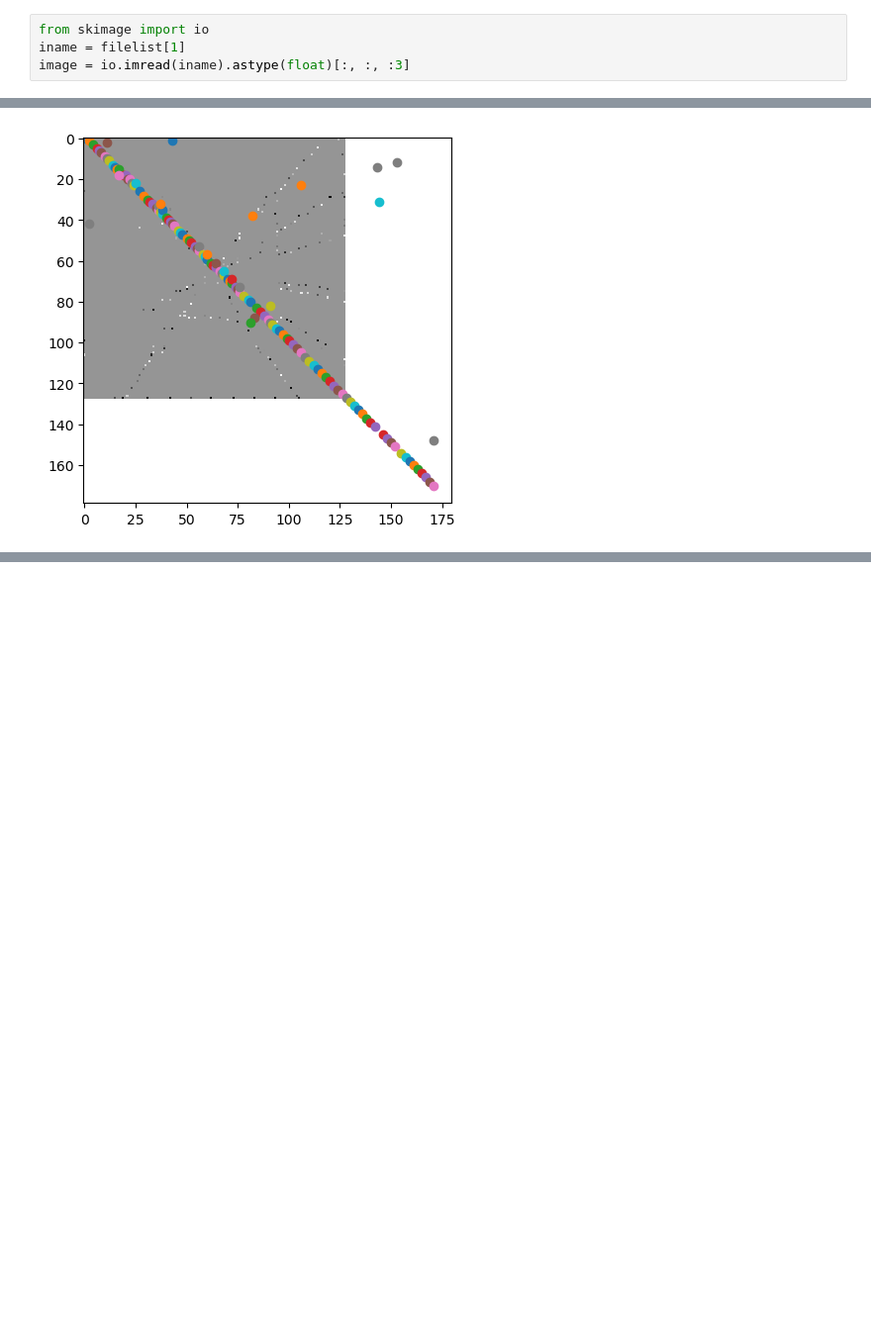
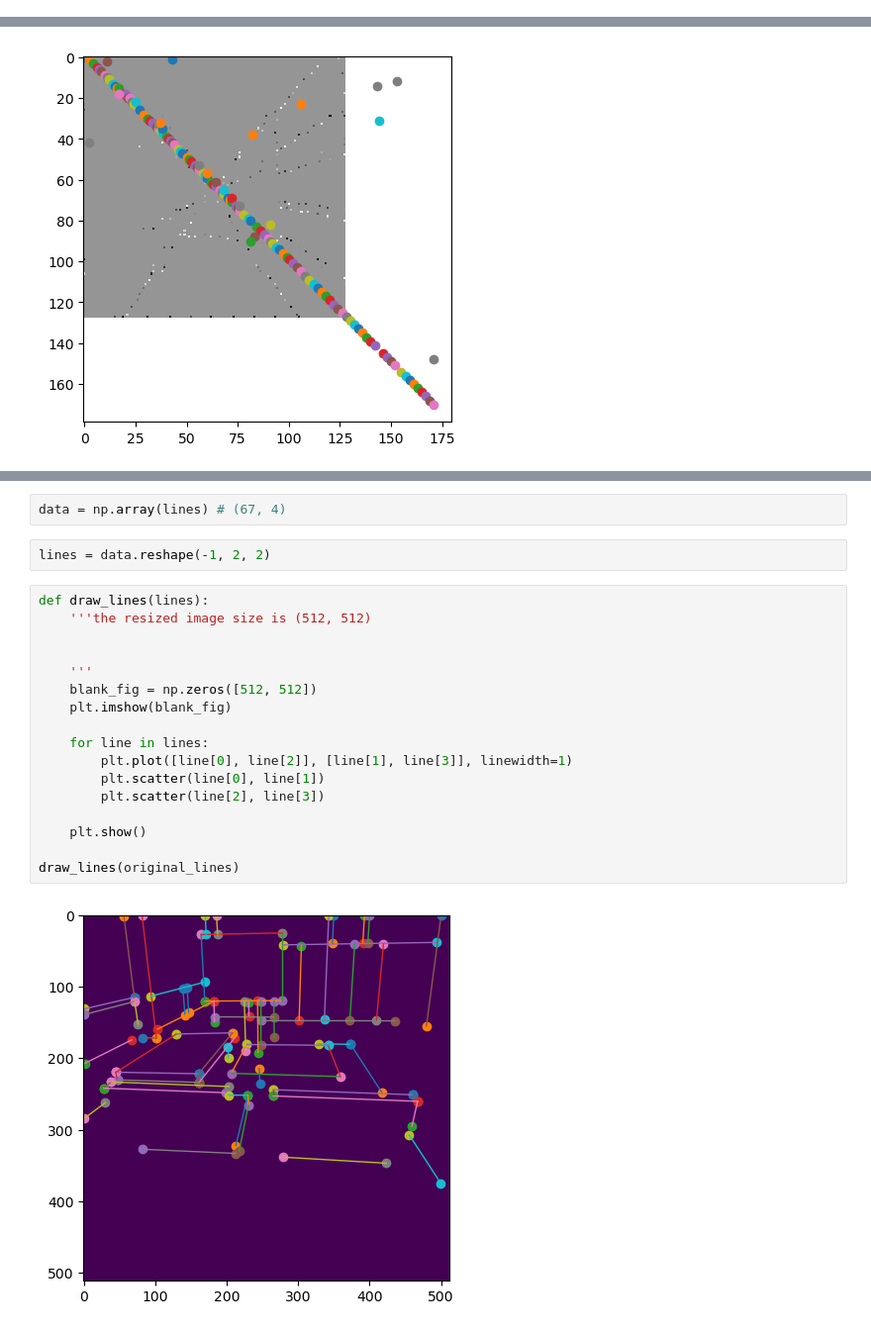
Before and after one commit to DuncanDai/LineSegmentsDetection, a Jupyter notebook: DL_HT-HAWP DeepHoughTransformLinePriors/ht-lcnn/tmp.ipynb, the cells around one changed output, grey strips where cells are left out. Shown at 99% size. Cells and saved outputs as stored; diff of their text form; blank space fills up the shorter version.

```diff
--- a/DL_HT-HAWP DeepHoughTransformLinePriors/ht-lcnn/tmp.ipynb
+++ b/DL_HT-HAWP DeepHoughTransformLinePriors/ht-lcnn/tmp.ipynb
@@ -76,4 +28,0 @@ filelist = glob.glob(f"{rootdir}/exp_*.png")
-# %%
-from skimage import io
-iname = filelist[1]
-image = io.imread(iname).astype(float)[:, :, :3]
@@ -178,0 +71,23 @@ len(heatmap_scale)
+# %%
+data = np.array(lines) # (67, 4)
+# %%
+lines = data.reshape(-1, 2, 2)
+# %%
+def draw_lines(lines):
+    '''the resized image size is (512, 512)
+
+
+    '''
+    blank_fig = np.zeros([512, 512])
+    plt.imshow(blank_fig)
+
+    for line in lines:
+        plt.plot([line[0], line[2]], [line[1], line[3]], linewidth=1)
+        plt.scatter(line[0], line[1])
+        plt.scatter(line[2], line[3])
+
+    plt.show()
+
+draw_lines(original_lines)
+# %% [output]
+[figure, added]
```
Also changed, not shown: parts of 17 cells of this notebook, 9 other files.
